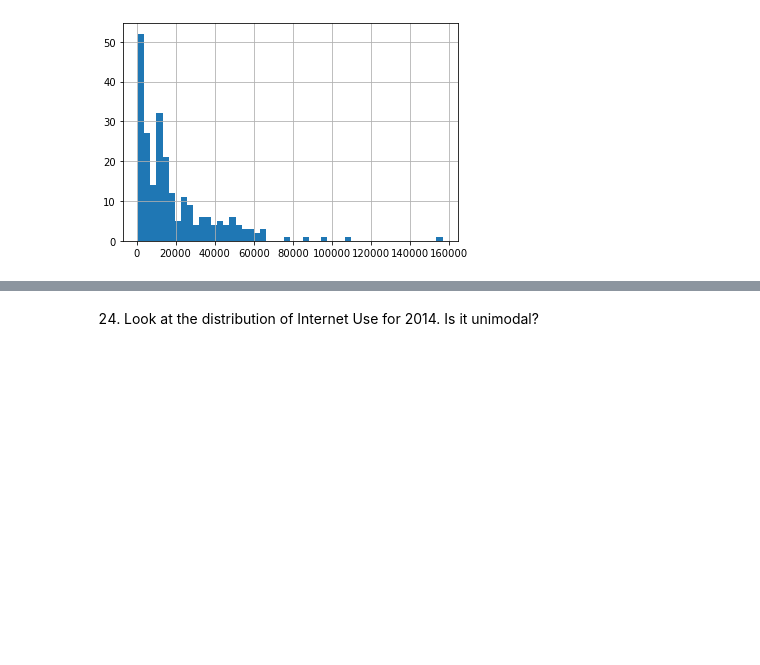
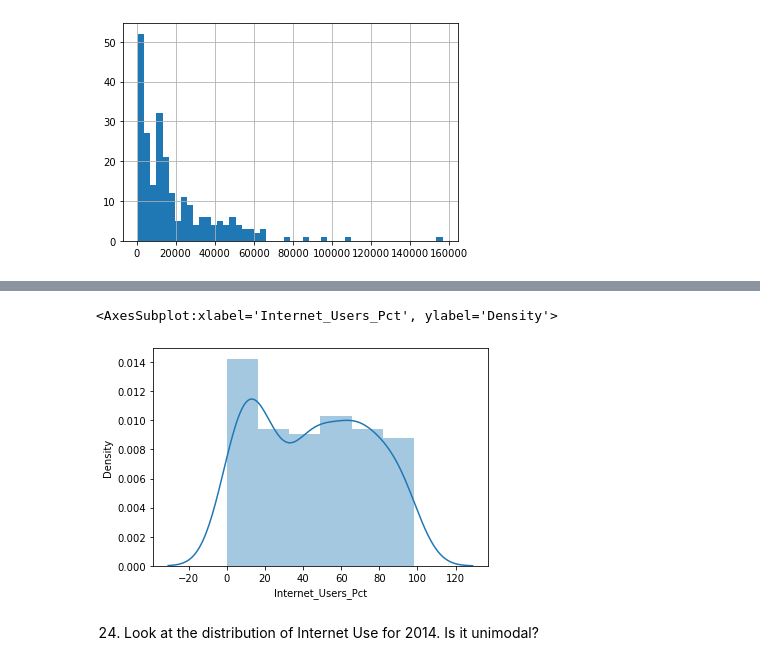
Before and after one commit to RRapoport33/gdp-and-internet-usage-RRapoport33, a Jupyter notebook: notebooks/UN Data Project.ipynb, the cells around one changed output, grey strips where cells are left out. Cells and saved outputs as stored; diff of their text form; code cells hidden in the pictures; blank space fills up the shorter version.

```diff
--- a/notebooks/UN Data Project.ipynb
+++ b/notebooks/UN Data Project.ipynb
@@ -440,3 +451,8 @@ df14['GDP_Per_Capita'].hist(bins = 50)
+# %%
+sns.distplot(df14.Internet_Users_Pct)
+# %% [output]
+<AxesSubplot:xlabel='Internet_Users_Pct', ylabel='Density'>
+[figure, added]
 # %% [markdown]
 24.	Look at the distribution of Internet Use for 2014. Is it unimodal?
 # %%
```
Also changed, not shown: parts of 14 cells of this notebook.
